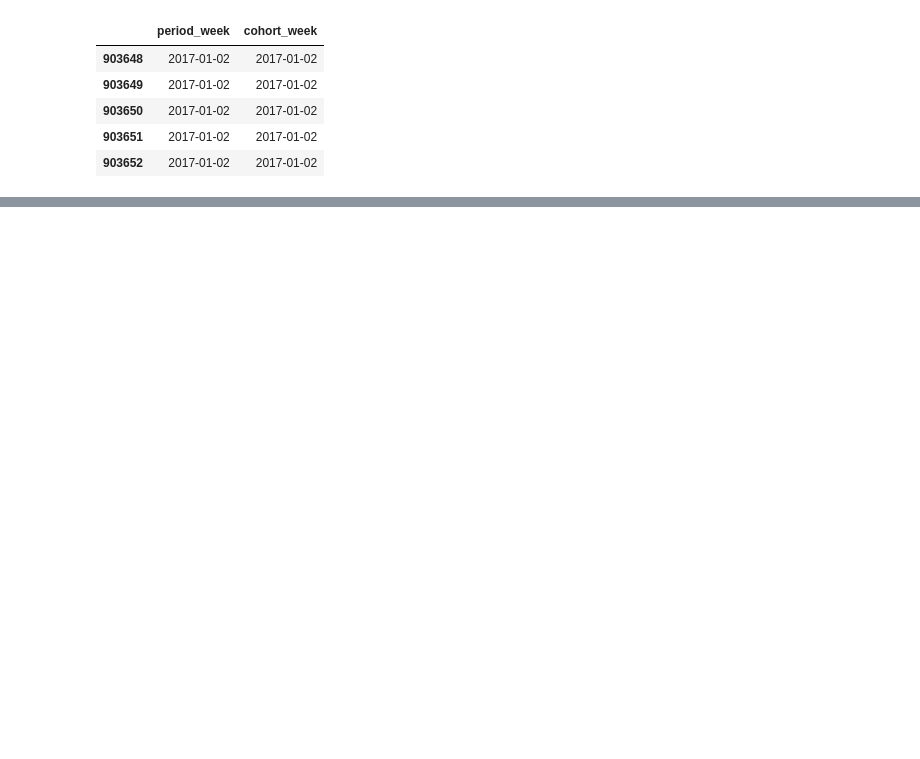
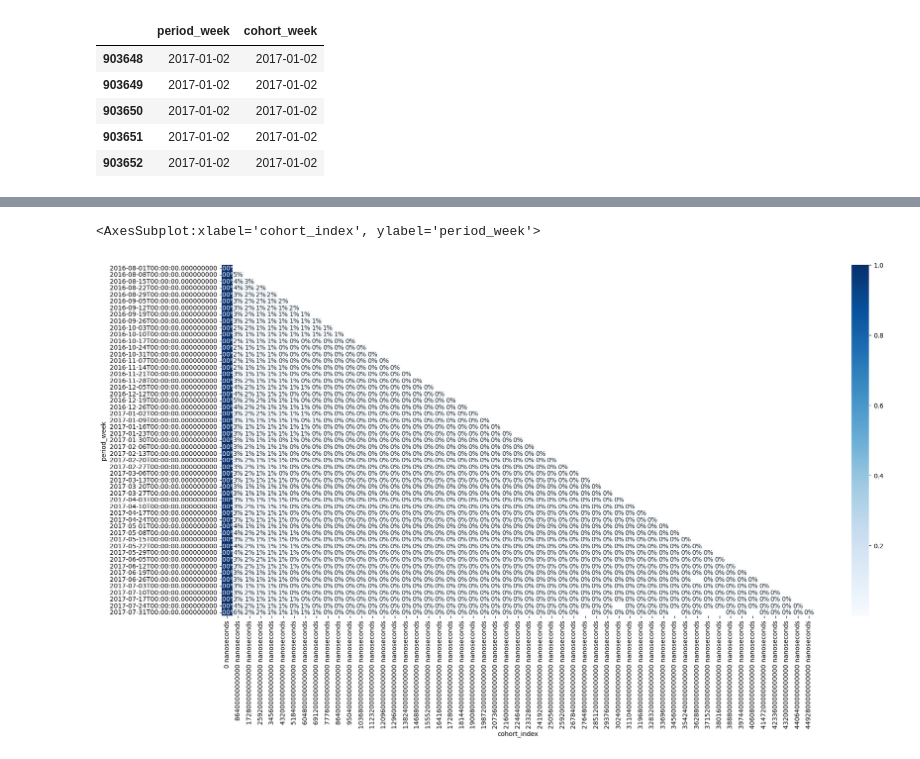
Before and after one commit to oddsmile/GAcustomerprediction, a Jupyter notebook: ga4_weekly_retention구하기(2.14).ipynb, the cells around one changed output, grey strips where cells are left out. Cells and saved outputs as stored; diff of their text form; code cells hidden in the pictures; blank space fills up the shorter version.

```diff
--- a/ga4_weekly_retention구하기(2.14).ipynb
+++ b/ga4_weekly_retention구하기(2.14).ipynb
@@ -77,3 +72,13 @@ df[['period_week','cohort_week']].tail()
 | 903650 | 2017-01-02 | 2017-01-02 |
 | 903651 | 2017-01-02 | 2017-01-02 |
 | 903652 | 2017-01-02 | 2017-01-02 |
+# %%
+# Cohort_index 구하기 ...
+df['cohort_index'] = (df['period_week'] - df['cohort_week'])/7
+# %%
+# df.groupby(['period_week','cohort_index'])['fullVisitorId'].nunique()
+cohort_table = df.groupby(['period_week','cohort_index'])['fullVisitorId'].apply(pd.Series.nunique).reset_index()
+# %%
+# create Table
+cohort_table_pivot = cohort_table.pivot(index = 'period_week', columns=['cohort_index'], values='fullVisitorId')
+cohort_table_pivot
@@ -80,3 +105,14 @@ df[['period_week','cohort_week']].tail()
+# %%
+div_cohort_pivot = cohort_table_pivot.divide(cohort_table_pivot.iloc[:,0],axis=0)
+# %%
+import seaborn as sns
+import matplotlib.pyplot as plt
+
+plt.figure(figsize=(21,10))
+sns.heatmap(div_cohort_pivot, annot = True, cmap='Blues',fmt = '.0%')
+# %% [output]
+<AxesSubplot:xlabel='cohort_index', ylabel='period_week'>
+[figure, added]
 # %%
 # plt.rcParams['figure.figsize'] = [10,8]
 # plt.pcolor(table)
```
Also changed, not shown: parts of 4 cells of this notebook.
